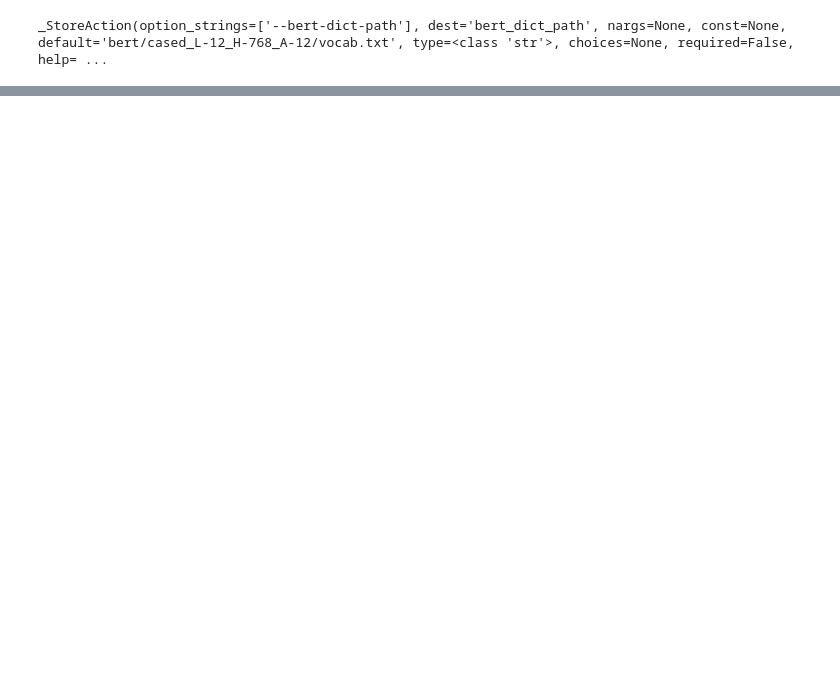
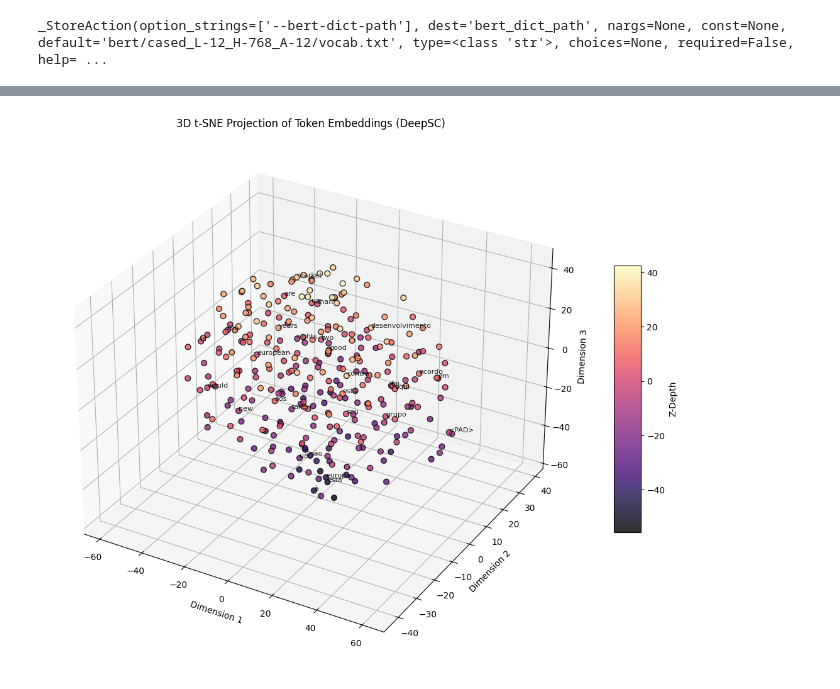
Before and after one commit to pesqSC/DeepSC, a Jupyter notebook: test.ipynb, the cells around one changed output, grey strips where cells are left out. Drawn from its saved outputs; the diff is of its cells as text; code cells hidden in the pictures; blank space fills up the shorter version.

```diff
--- a/test.ipynb
+++ b/test.ipynb
@@ -641,0 +644,63 @@ Decoder(
+# %%
+import matplotlib.pyplot as plt
+
+# ---------------------------------------------------------
+# 1. Extract Embeddings & Map Vocab
+# ---------------------------------------------------------
+embedding_matrix = deepsc.encoder.embedding.weight.data
+num_samples = 300
+sample_weights = embedding_matrix[:num_samples].cpu().numpy()
+
+# Map token IDs to vocabulary words
+labels = [
+    id_to_word.get(i, f"T_{i}") if "id_to_word" in locals() else f"Token_{i}"
+    for i in range(num_samples)
+]
+
+# ---------------------------------------------------------
+# 2. Reduce Dimensions (128D -> 3D)
+# ---------------------------------------------------------
+from sklearn.manifold import TSNE
+
+reducer = TSNE(n_components=3, perplexity=30, random_state=42, init="pca")
+embeddings_3d = reducer.fit_transform(sample_weights)
+
+# ---------------------------------------------------------
+# 3. Plot in 3D using Matplotlib
+# ---------------------------------------------------------
+fig = plt.figure(figsize=(12, 9))
+ax = fig.add_subplot(111, projection="3d")
+
+# Scatter points
+sc = ax.scatter(
+    embeddings_3d[:, 0],
+    embeddings_3d[:, 1],
+    embeddings_3d[:, 2],
+    c=embeddings_3d[:, 2],  # Color by Z-axis depth
+    cmap="magma",
+    alpha=0.8,
+    edgecolors="k",
+    s=40,
+)
+
+# Annotate a subset of points (e.g., every 10th token to avoid clutter)
+for i in range(0, num_samples, 10):
+    ax.text(
+        embeddings_3d[i, 0],
+        embeddings_3d[i, 1],
+        embeddings_3d[i, 2],
+        labels[i],
+        fontsize=8,
+        alpha=0.85,
+    )
+
+ax.set_title("3D t-SNE Projection of Token Embeddings (DeepSC)")
+ax.set_xlabel("Dimension 1")
+ax.set_ylabel("Dimension 2")
+ax.set_zlabel("Dimension 3")
+
+fig.colorbar(sc, ax=ax, shrink=0.5, aspect=10, label="Z-Depth")
+plt.tight_layout()
+plt.show()
+# %% [output]
+[figure, added]
```
Also changed, not shown: parts of 32 cells of this notebook, 1 other file.
